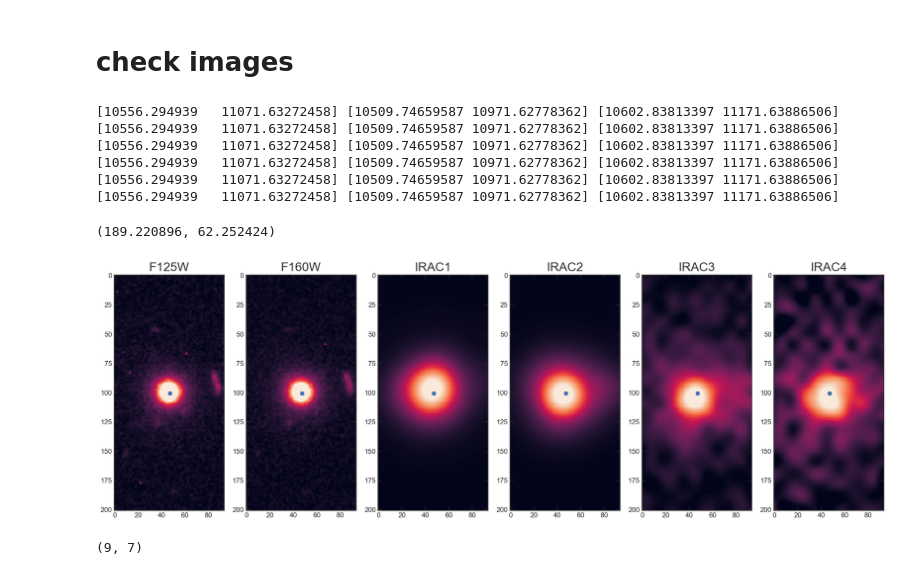
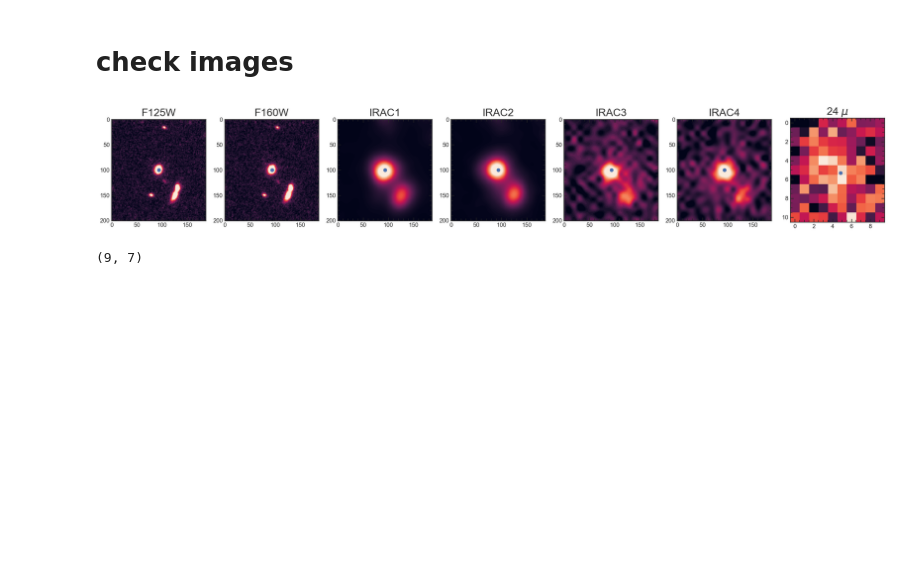
Before and after one commit to Vince-ec/Cluster_and_field, a Jupyter notebook: scripts/24_micron.ipynb, the cells around one changed output. Saved outputs shown, nothing was run; the diff lists cells and outputs as text; code cells hidden in the pictures; blank space fills up the shorter version.

```diff
--- a/scripts/24_micron.ipynb
+++ b/scripts/24_micron.ipynb
@@ -339,8 +458,8 @@ irac3_img = irac3[0].data
 irac4 = fits.open('/Volumes/Vince_CLEAR/IR_img/GOODS-N_irac4/GOODS-N_irac4_s1_sci.fits')
 irac4_img = irac4[0].data
 
-mips = fits.open('/Volumes/Vince_CLEAR/IR_img/s_mips_1_s1_v0.30_sci.fits')
-# mips_img = mips[0].data
+mips = fits.open('/Volumes/Vince_CLEAR/IR_img/n_mips_1_s1_v0.36_sci.fits')
+mips_img = mips[0].data
 # %%
 wf1 = wcs.WCS(f125[0].header)
 wf2 = wcs.WCS(f160[0].header)
@@ -350,17 +469,19 @@ w2= wcs.WCS(irac2[0].header)
 w3= wcs.WCS(irac3[0].header)
 w4= wcs.WCS(irac4[0].header)
 
-# wm= wcs.WCS(mips[0].header)
+wm= wcs.WCS(mips[0].header)
 # %%
+gid = 28451
+
 D = (6 * u.arcsec * (1*u.arcmin/(60*u.arcsec)) * (1*u.deg/(60*u.arcmin))).value
-ra=v4N.query('id == 22246').ra.values[0]
-dec=v4N.query('id == 22246').dec.values[0]
+ra=v4N.query('id == {}'.format(gid)).ra.values[0]
+dec=v4N.query('id == {}'.format(gid)).dec.values[0]
 
 def get_positions(ra, dec, D, W):
 #     [Of, Lf, Hf]=W.wcs_world2pix([[ra ,dec],[ra+D ,dec-D], [ra-D ,dec+D]],1)
-    [Of, Lf, Hf]=W.wcs_world2pix([[ra ,dec],[ra+D ,dec-D], [ra-D ,dec+D]],1)
+    [Of, Lf, Hf]=W.wcs_world2pix([[ra ,dec],[ra+2*D ,dec-D], [ra-2*D ,dec+D]],1)
 
-    print(Of, Lf, Hf)
+#     print(Of, Lf, Hf)
     Of -= np.array([int(Lf[0]),int(Lf[1])])
     Lf = Lf.astype(int)
     Hf = Hf.astype(int)
@@ -374,18 +495,7 @@ O2, L2, H2 = get_positions(ra, dec, D, w2)
 O3, L3, H3 = get_positions(ra, dec, D, w3)
 O4, L4, H4 = get_positions(ra, dec, D, w4)
 
-# Om, Lm, Hm = get_positions(ra, dec, D, wm)
+Om, Lm, Hm = get_positions(ra, dec, D, wm)
-# %% [output]
-[10556.294939   11071.63272458] [10509.74659587 10971.62778362] [10602.83813397 11171.63886506]
-[10556.294939   11071.63272458] [10509.74659587 10971.62778362] [10602.83813397 11171.63886506]
-[10556.294939   11071.63272458] [10509.74659587 10971.62778362] [10602.83813397 11171.63886506]
-[10556.294939   11071.63272458] [10509.74659587 10971.62778362] [10602.83813397 11171.63886506]
-[10556.294939   11071.63272458] [10509.74659587 10971.62778362] [10602.83813397 11171.63886506]
-[10556.294939   11071.63272458] [10509.74659587 10971.62778362] [10602.83813397 11171.63886506]
-# %%
-ra, dec
-# %% [output]
-(189.220896, 62.252424)
 # %%
 gal_imgf1 = f125_img[Lf1[1] : Hf1[1]+1 , Lf1[0] : Hf1[0]+1]
 gal_imgf2 = f160_img[Lf2[1] :Hf2[1]+1, Lf2[0] :Hf2[0]+1]
@@ -395,7 +505,7 @@ gal_img2 = irac2_img[L2[1] :H2[1]+1, L2[0] :H2[0]+1]
 gal_img3 = irac3_img[L3[1] :H3[1]+1, L3[0] :H3[0]+1]
 gal_img4 = irac4_img[L4[1] :H4[1]+1, L4[0] :H4[0]+1]
 
-# gal_imgm = mips_img[Lm[1] :Hm[1]+1, Lm[0] :Hm[0]+1]
+gal_imgm = mips_img[Lm[1] :Hm[1]+1, Lm[0] :Hm[0]+1]
 # %%
 def RS_img(img):
     IMG = np.array(img) + 100
@@ -420,39 +530,39 @@ ax3 = plt.subplot(gs[2])
 ax4 = plt.subplot(gs[3])
 ax5 = plt.subplot(gs[4])
 ax6 = plt.subplot(gs[5])
-# ax7 = plt.subplot(gs[6])
+ax7 = plt.subplot(gs[6])
 
 ax1.imshow(RS_img(gal_imgf1))
 ax1.scatter(Of1[0],Of1[1])
 ax1.set_title('F125W', fontsize=20)
 
 ax2.imshow(RS_img(gal_imgf2))
 ax2.scatter(Of2[0],Of2[1])
 ax2.set_title('F160W', fontsize=20)
 
 ax3.imshow(RS_img(gal_img1))
 ax3.scatter(O1[0],O1[1])
 ax3.set_title('IRAC1', fontsize=20)
 
 ax4.imshow(RS_img(gal_img2))
 ax4.scatter(O2[0],O2[1])
 ax4.set_title('IRAC2', fontsize=20)
 
 ax5.imshow(RS_img(gal_img3))
 ax5.scatter(O3[0],O3[1])
 ax5.set_title('IRAC3', fontsize=20)
 
 ax6.imshow(RS_img(gal_img4))
 ax6.scatter(O4[0],O4[1])
 ax6.set_title('IRAC4', fontsize=20)
 
-# ax7.imshow(RS_img(gal_imgm))
-# ax7.scatter(Om[0],Om[1])
-# ax7.set_title('24 $\mu$', fontsize=20)
+ax7.imshow(RS_img(gal_imgm))
+ax7.scatter(Om[0],Om[1])
+ax7.set_title('24 $\mu$', fontsize=20)
 
-plt.savefig('../plots/IR_check/GND_22246.png',bbox_inches = 'tight')
+plt.savefig('../plots/IR_check/GND_{}.png'.format(gid),bbox_inches = 'tight')
 # %% [output]
-[figure, old version]
+[figure, new version]
 # %%
 Xm[1]-Xm[0], Ym[1]-Ym[0]
 # %% [output]
```
Also changed, not shown: parts of 14 cells of this notebook, 1 other file.
